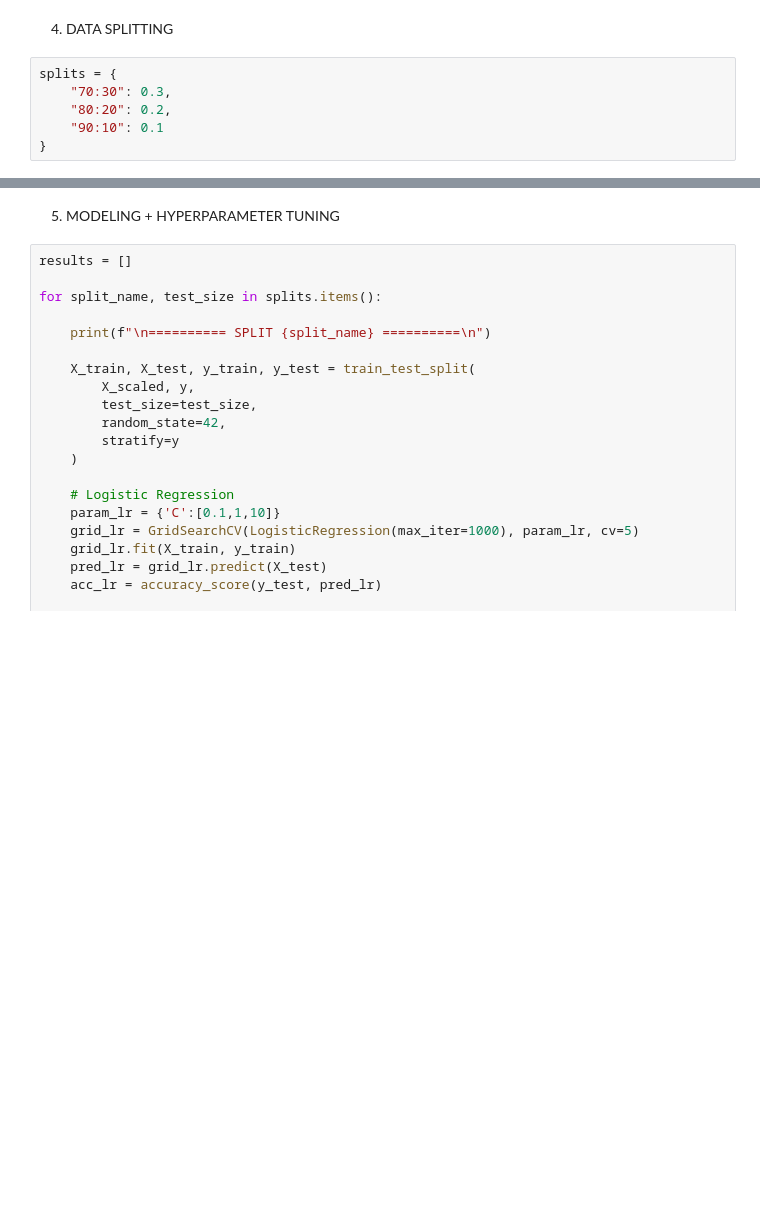
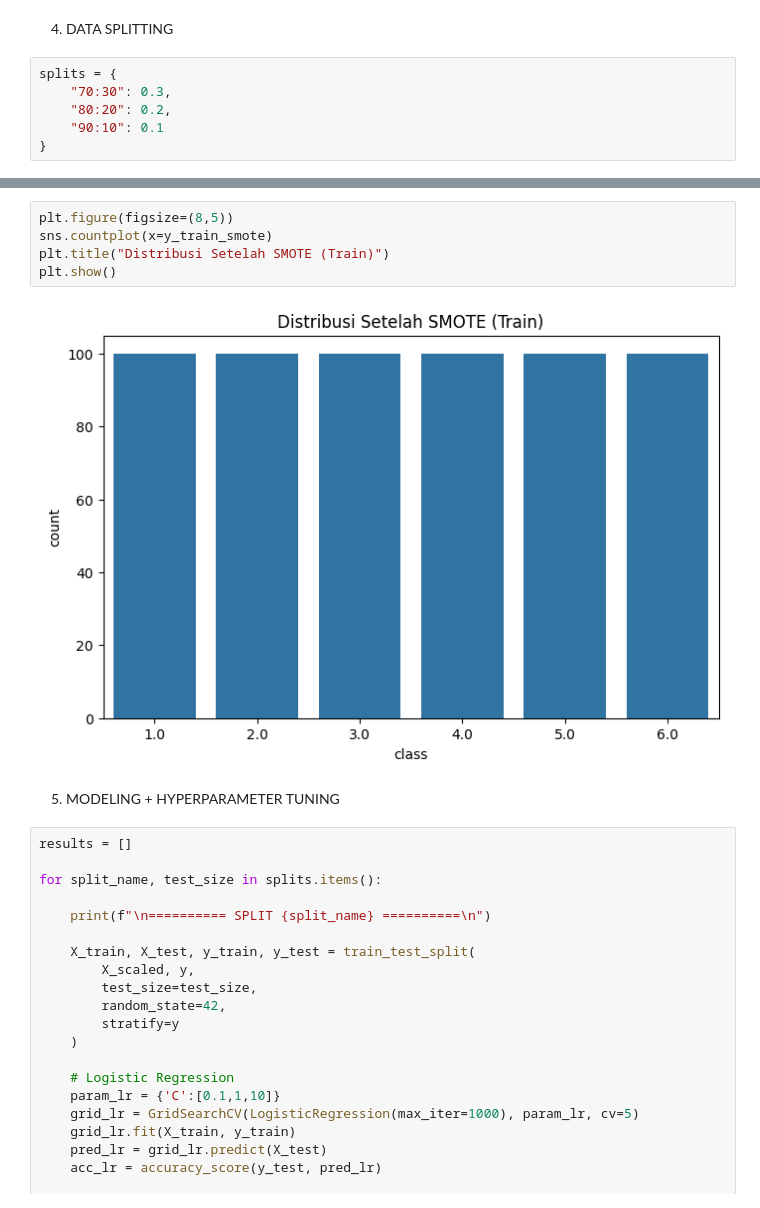
Before and after one commit to Wolfultra02/Dermatology-ML-Classification, a Jupyter notebook: Untitled1.ipynb, the cells around one changed output, grey strips where cells are left out. Saved outputs shown, nothing was run; the diff lists cells and outputs as text; blank space fills up the shorter version.

```diff
--- a/Untitled1.ipynb
+++ b/Untitled1.ipynb
@@ -239,3 +291,10 @@ splits = {
+# %%
+plt.figure(figsize=(8,5))
+sns.countplot(x=y_train_smote)
+plt.title("Distribusi Setelah SMOTE (Train)")
+plt.show()
+# %% [output]
+[figure, added]
 # %% [markdown]
 5. MODELING + HYPERPARAMETER TUNING
 # %%
```
Also changed, not shown: parts of 8 cells of this notebook.
